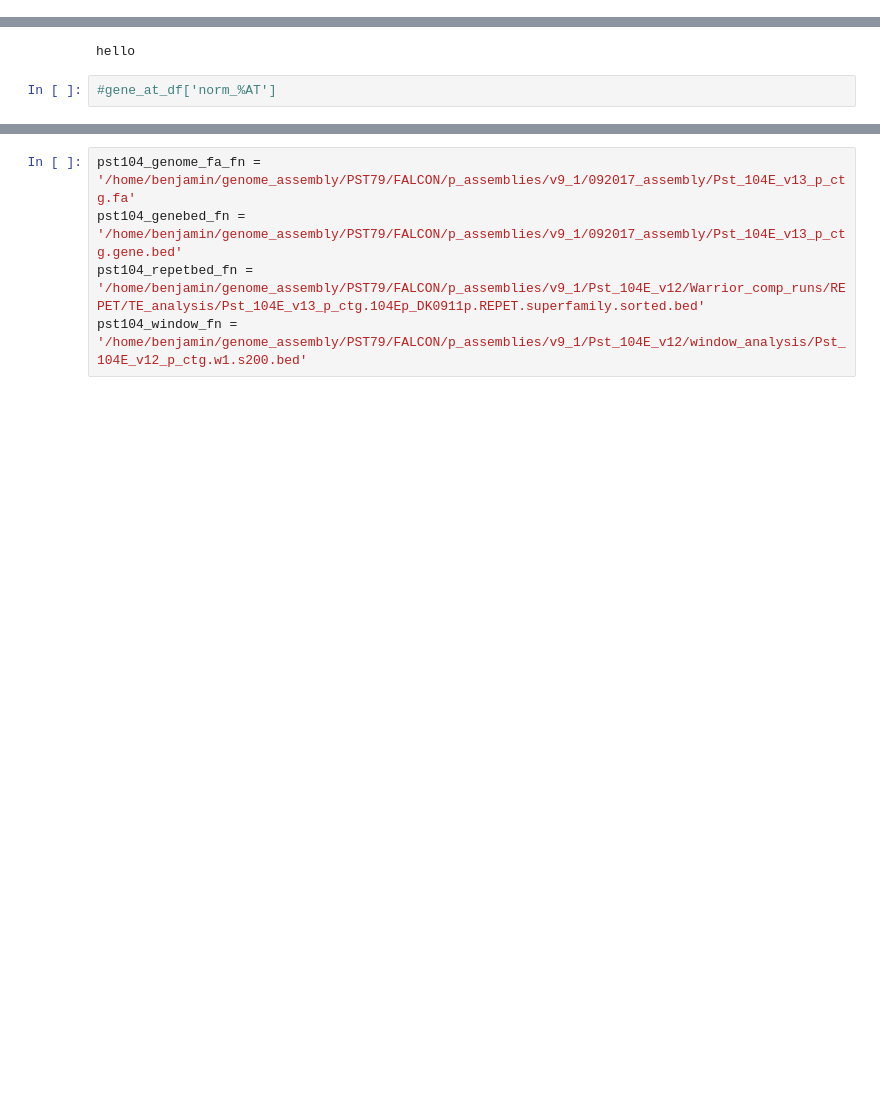
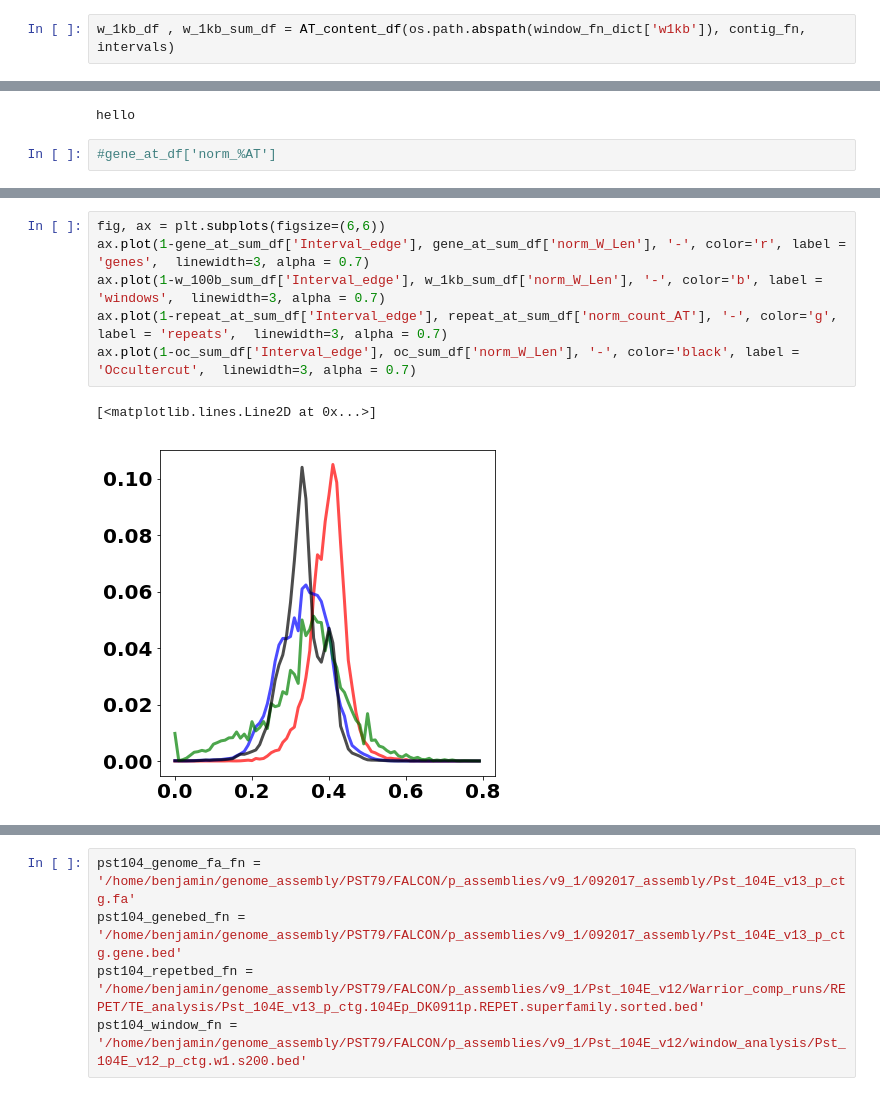
Before and after one commit to Team-Schwessinger/TE_myrtle_rust, a Jupyter notebook: notebooks/MRv01_TE_variation_analysis.ipynb, the cells around one changed output, grey strips where cells are left out. Drawn from its saved outputs; the diff is of its cells as text; blank space fills up the shorter version.

```diff
--- a/notebooks/MRv01_TE_variation_analysis.ipynb
+++ b/notebooks/MRv01_TE_variation_analysis.ipynb
@@ -260,0 +309,2 @@ repeat_at_df, repeat_at_sum_df = AT_content_df(repeat_bed_fn, contig_fn, interva
+# %%
+w_1kb_df , w_1kb_sum_df = AT_content_df(os.path.abspath(window_fn_dict['w1kb']), contig_fn, intervals)
@@ -277,3 +332,12 @@ w_at_sum_df['norm_count_AT'] = w_at_sum_df['%AT']/w_at_sum_df['%AT'].sum()
+# %%
+fig, ax = plt.subplots(figsize=(6,6))
+ax.plot(1-gene_at_sum_df['Interval_edge'], gene_at_sum_df['norm_W_Len'], '-', color='r', label = 'genes',  linewidth=3, alpha = 0.7)
+ax.plot(1-w_100b_sum_df['Interval_edge'], w_1kb_sum_df['norm_W_Len'], '-', color='b', label = 'windows',  linewidth=3, alpha = 0.7)
+ax.plot(1-repeat_at_sum_df['Interval_edge'], repeat_at_sum_df['norm_count_AT'], '-', color='g', label = 'repeats',  linewidth=3, alpha = 0.7)
+ax.plot(1-oc_sum_df['Interval_edge'], oc_sum_df['norm_W_Len'], '-', color='black', label = 'Occultercut',  linewidth=3, alpha = 0.7)
+# %% [output]
+[<matplotlib.lines.Line2D at 0x...>]
+[figure, added]
 # %%
 fig, ax = plt.subplots(figsize=(6,6))
 ax.plot(1-gene_at_sum_df['Interval_edge'], gene_at_sum_df['norm_count_AT'], '-', color='r', label = 'genes',  linewidth=3, alpha = 0.7)
```
Also changed, not shown: parts of 38 cells of this notebook.
